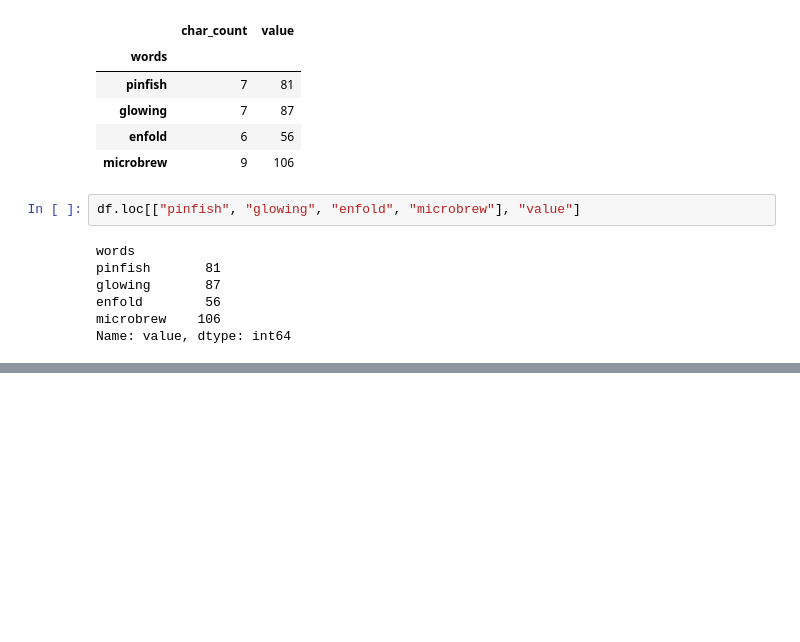
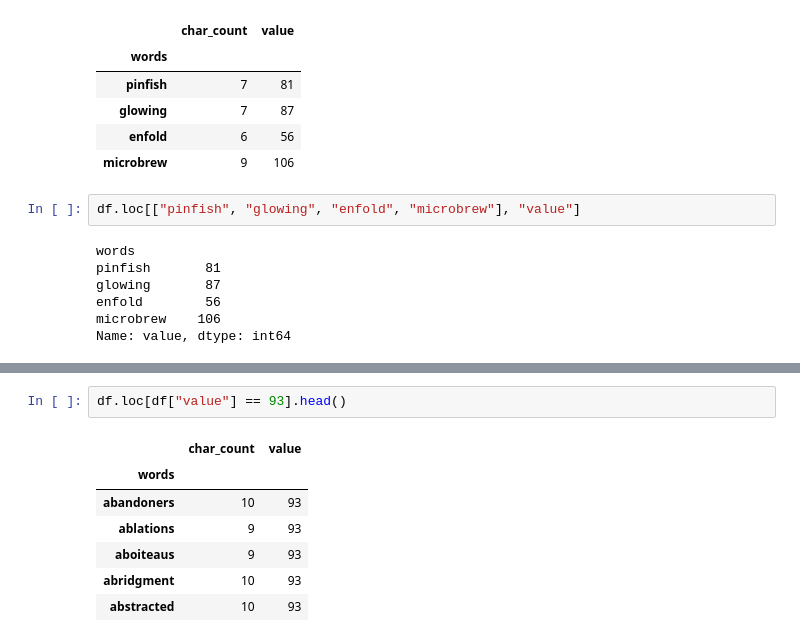
Before and after one commit to Zacks406/words_count_project, a Jupyter notebook: word_count_project.ipynb, the cells around one changed output, grey strips where cells are left out. Drawn from its saved outputs; the diff is of its cells as text; blank space fills up the shorter version.

```diff
--- a/word_count_project.ipynb
+++ b/word_count_project.ipynb
@@ -350,0 +400,10 @@ TypeError: DataFrame.sort_values() got an unexpected keyword argument 'accending
+# %%
+df.loc[df["value"] == 93].head()
+# %% [output]
+|  | char_count | value |
+| words |  |  |
+| abandoners | 10 | 93 |
+| ablations | 9 | 93 |
+| aboiteaus | 9 | 93 |
+| abridgment | 10 | 93 |
+| abstracted | 10 | 93 |
```
Also changed, not shown: parts of 16 cells of this notebook.
